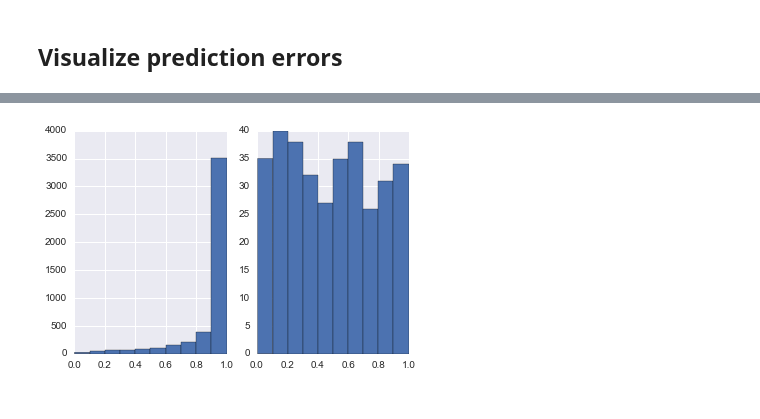
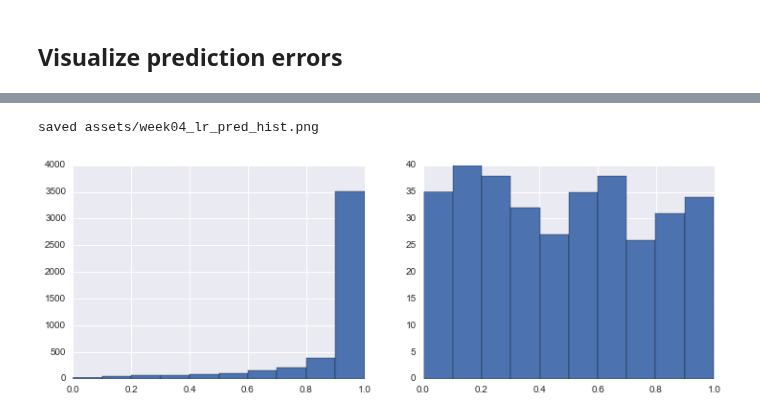
Before and after one commit to uents/coursera-ml, a Jupyter notebook: week04/logistic_regression_classification.ipynb, the cells around one changed output, grey strips where cells are left out. Drawn from its saved outputs; the diff is of its cells as text; code cells hidden in the pictures.

Commit message:
week04: refactoring

```diff
--- a/week04/logistic_regression_classification.ipynb
+++ b/week04/logistic_regression_classification.ipynb
@@ -74,0 +101,11 @@ training : label 10 ...
+# %%
+plt.rcParams['figure.figsize'] = default_figsize
+
+fig = plt.figure()
+ax = fig.add_subplot(1,1,1)
+for label, j in J_history.items():
+    ax.plot(j, label='k='+label)
+ax.legend()
+ax.set_xlabel('iterations')
+ax.set_ylabel('cost J')
+savefig('week03_lr_reg_cost_history.png')
@@ -76,12 +116,12 @@ training : label 10 ...
 ## Prediction
 # %%
 preds = predict(thetas, X)
-pred_classes = np.array([p['class'] for p in preds]).reshape(len(preds), 1)
+pred_classes = np.array([p['class'] for p in preds]).reshape(-1, 1)
 compute_train_accuracy(pred_classes, y)
 # %% [output]
 93.280000000000001
 # %% [markdown]
 ## Visualize prediction errors
 # %%
-corrects = (np.where(pred_classes == y))[0]
-mistakes = (np.where(pred_classes != y))[0]
+corrects = np.where(pred_classes.ravel() == y.ravel())[0]
+mistakes = np.where(pred_classes.ravel() != y.ravel())[0]
@@ -93,0 +128,9 @@ plt.savefig('week04_lr_mistakes.png')
+# %%
+ixs = sorted(np.random.permutation(mistakes)[0:80])
+mistake_frame = train_frame.take(ixs)
+images = mistake_frame['image'].values
+labels = pred_classes[ixs].ravel().tolist()
+
+plt.rcParams['figure.figsize'] = (15, 10)
+display_data(images, labels)
+savefig('week04_lr_mistakes.png')
@@ -94,12 +140,13 @@ plt.savefig('week04_lr_mistakes.png')
 # %%
-df = pd.DataFrame(data=preds)
+pred_frame = pd.DataFrame(data=preds)
 
-plt.rcParams['figure.figsize'] = (6.0, 4.0)
+plt.rcParams['figure.figsize'] = (12, 4)
 fig = plt.figure()
 ax = fig.add_subplot(1,2,1)
-ax.hist(df.ix[corrects].value)
+ax.hist(pred_frame.ix[corrects].value)
 ax = fig.add_subplot(1,2,2)
-ax.hist(df.ix[mistakes].value)
-plt.savefig('week04_lr_pred_hist.png')
+ax.hist(pred_frame.ix[mistakes].value)
+savefig('week04_lr_pred_hist.png')
 # %% [output]
+saved assets/week04_lr_pred_hist.png
-[figure, old version]
+[figure, new version]
```
Also changed, not shown: parts of 14 cells of this notebook, 3 other files.
